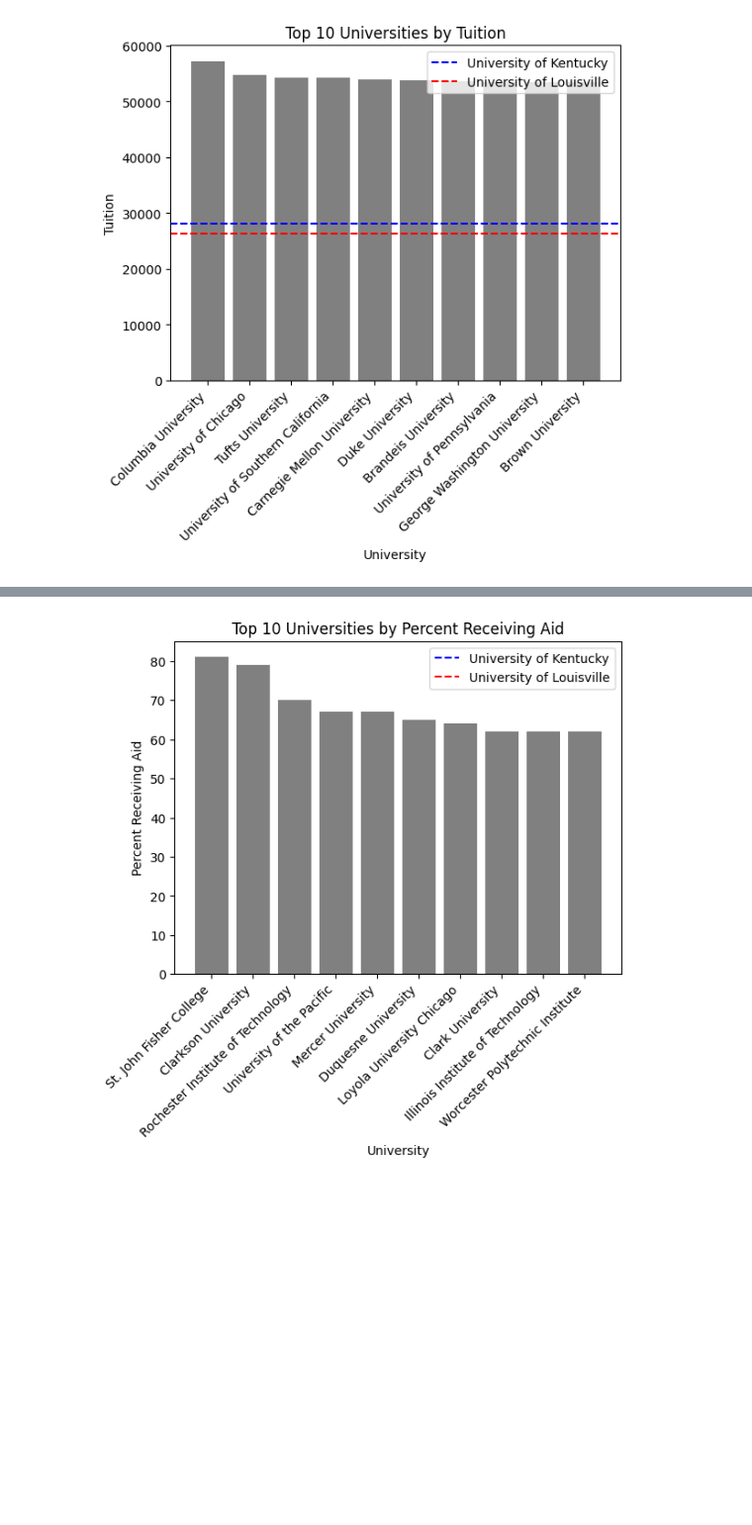
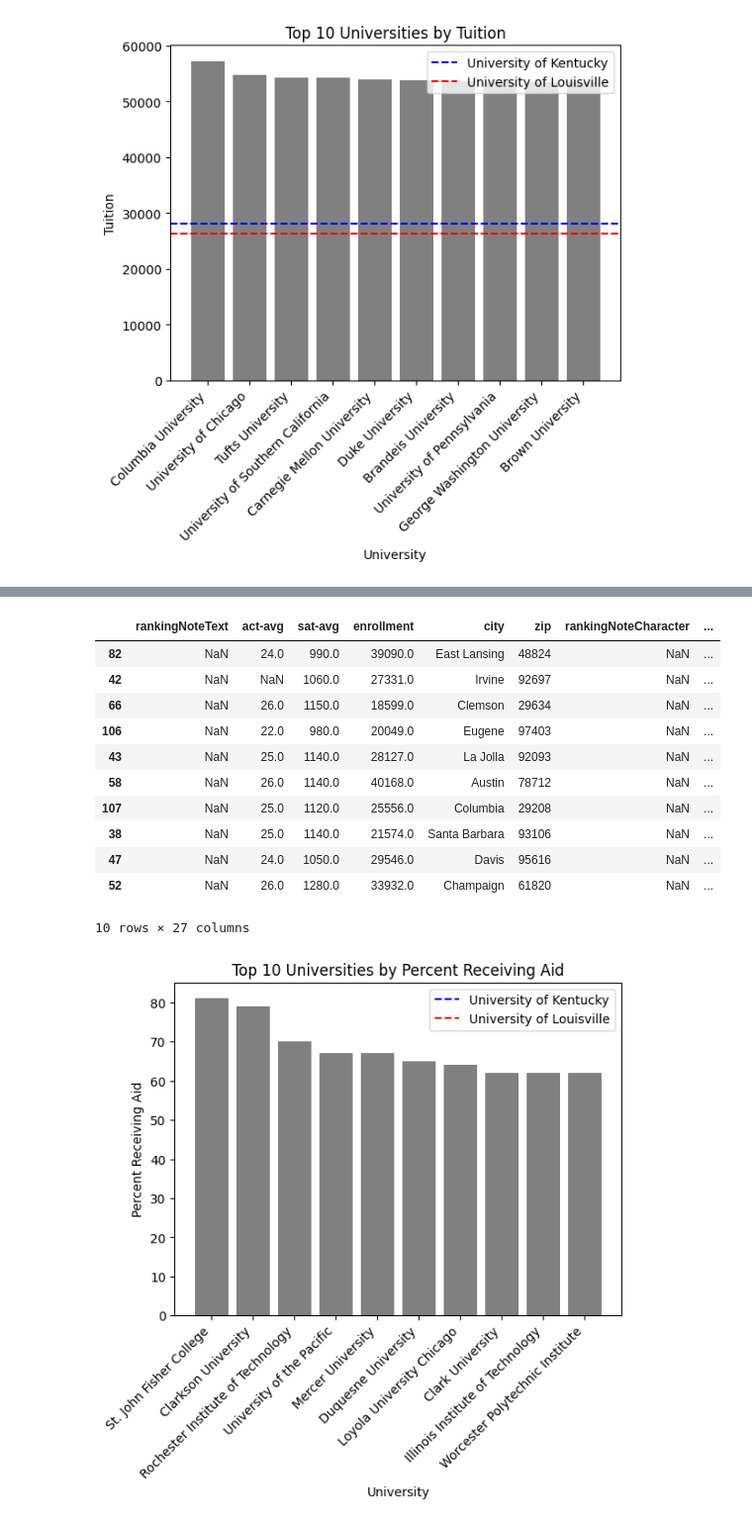
Before and after one commit to dmorton714/university, a Jupyter notebook: working.ipynb, the cells around one changed output, grey strips where cells are left out. Shown at 99% size. Drawn from its saved outputs; the diff is of its cells as text; code cells hidden in the pictures; blank space fills up the shorter version.

```diff
--- a/working.ipynb
+++ b/working.ipynb
@@ -154,3 +182,18 @@ plt.show()
+# %%
+top_10_tuition
+# %% [output]
+|  | rankingNoteText | act-avg | sat-avg | enrollment | city | zip | rankingNoteCharacter | ... |
+| 82 | NaN | 24.0 | 990.0 | 39090.0 | East Lansing | 48824 | NaN | ... |
+| 42 | NaN | NaN | 1060.0 | 27331.0 | Irvine | 92697 | NaN | ... |
+| 66 | NaN | 26.0 | 1150.0 | 18599.0 | Clemson | 29634 | NaN | ... |
+| 106 | NaN | 22.0 | 980.0 | 20049.0 | Eugene | 97403 | NaN | ... |
+| 43 | NaN | 25.0 | 1140.0 | 28127.0 | La Jolla | 92093 | NaN | ... |
+| 58 | NaN | 26.0 | 1140.0 | 40168.0 | Austin | 78712 | NaN | ... |
+| 107 | NaN | 25.0 | 1120.0 | 25556.0 | Columbia | 29208 | NaN | ... |
+| 38 | NaN | 25.0 | 1140.0 | 21574.0 | Santa Barbara | 93106 | NaN | ... |
+| 47 | NaN | 24.0 | 1050.0 | 29546.0 | Davis | 95616 | NaN | ... |
+| 52 | NaN | 26.0 | 1280.0 | 33932.0 | Champaign | 61820 | NaN | ... |
+10 rows × 27 columns
 # %%
 top_10_tuition = university.sort_values(by=['percent-receiving-aid'], ascending=False).head(10)
 
```
Also changed, not shown: parts of 2 cells of this notebook.
